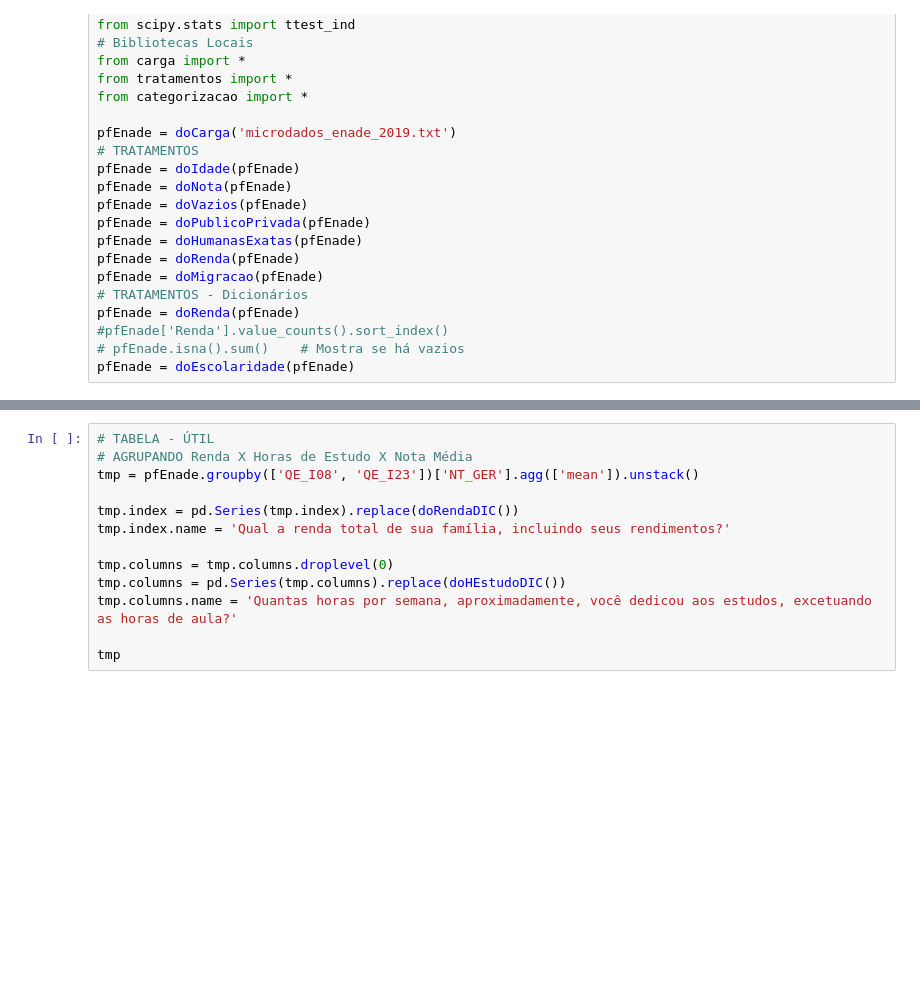
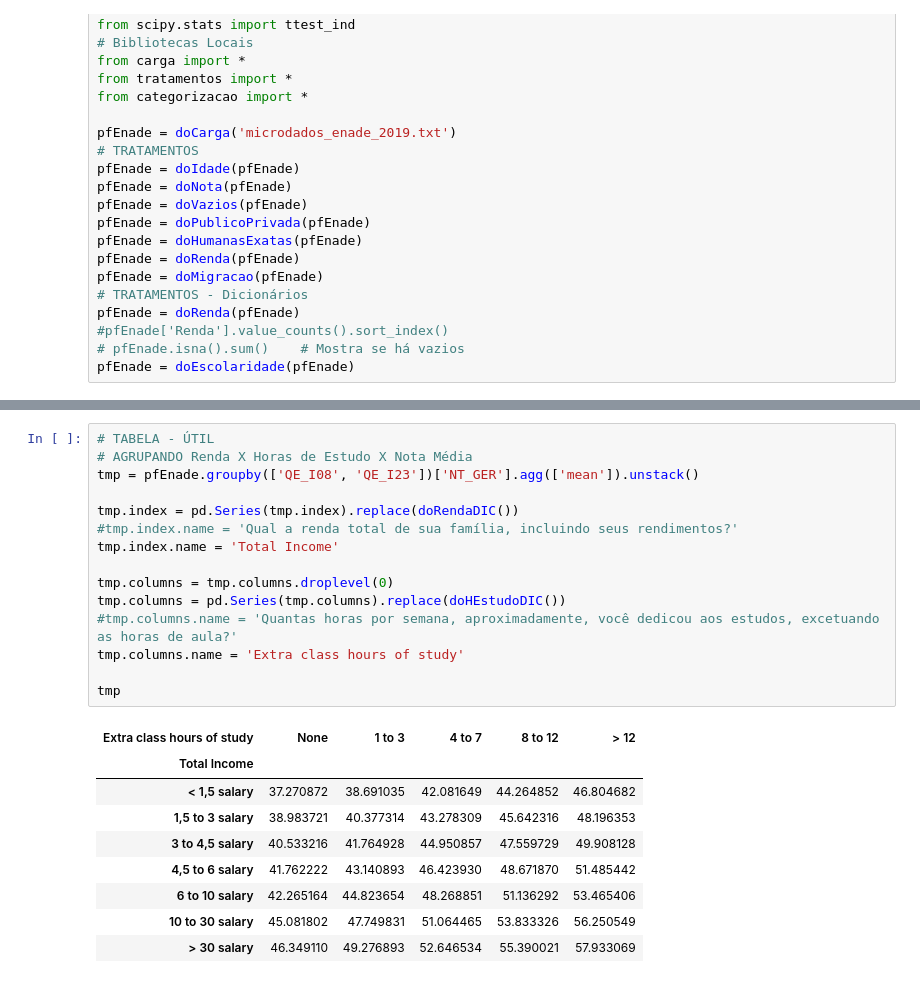
Before and after one commit to svponte/md, a Jupyter notebook: kg.ipynb, the cells around one changed output, grey strips where cells are left out. Drawn from its saved outputs; the diff is of its cells as text; blank space fills up the shorter version.

```diff
--- a/kg.ipynb
+++ b/kg.ipynb
@@ -73,16 +99,28 @@ sns.heatmap(tmp, cmap=sns.diverging_palette(150, 275, s=80, l=55, n=9))
 # %%
 # TABELA - ÚTIL
 # AGRUPANDO Renda X Horas de Estudo X Nota Média
 tmp = pfEnade.groupby(['QE_I08', 'QE_I23'])['NT_GER'].agg(['mean']).unstack()
 
 tmp.index = pd.Series(tmp.index).replace(doRendaDIC())
-tmp.index.name = 'Qual a renda total de sua família, incluindo seus rendimentos?'
+#tmp.index.name = 'Qual a renda total de sua família, incluindo seus rendimentos?'
+tmp.index.name = 'Total Income'
 
 tmp.columns = tmp.columns.droplevel(0)
 tmp.columns = pd.Series(tmp.columns).replace(doHEstudoDIC())
-tmp.columns.name = 'Quantas horas por semana, aproximadamente, você dedicou aos estudos, excetuando as horas de aula?'
+#tmp.columns.name = 'Quantas horas por semana, aproximadamente, você dedicou aos estudos, excetuando as horas de aula?'
+tmp.columns.name = 'Extra class hours of study'
 
 tmp
+# %% [output]
+| Extra class hours of study | None | 1 to 3 | 4 to 7 | 8 to 12 | > 12 |
+| Total Income |  |  |  |  |  |
+| < 1,5 salary | 37.270872 | 38.691035 | 42.081649 | 44.264852 | 46.804682 |
+| 1,5 to 3 salary | 38.983721 | 40.377314 | 43.278309 | 45.642316 | 48.196353 |
+| 3 to 4,5 salary | 40.533216 | 41.764928 | 44.950857 | 47.559729 | 49.908128 |
+| 4,5 to 6 salary | 41.762222 | 43.140893 | 46.423930 | 48.671870 | 51.485442 |
+| 6 to 10 salary | 42.265164 | 44.823654 | 48.268851 | 51.136292 | 53.465406 |
+| 10 to 30 salary | 45.081802 | 47.749831 | 51.064465 | 53.833326 | 56.250549 |
+| > 30 salary | 46.349110 | 49.276893 | 52.646534 | 55.390021 | 57.933069 |
 # %%
 # TABELA - Potencial útil
 tmp = pfEnade.groupby(['QE_I08', 'QE_I23'])['NT_GER'].agg(['mean']).unstack() #.where(pfEnade.QE_I08 != ' ')
```
Also changed, not shown: parts of 13 cells of this notebook, 6 other files.
